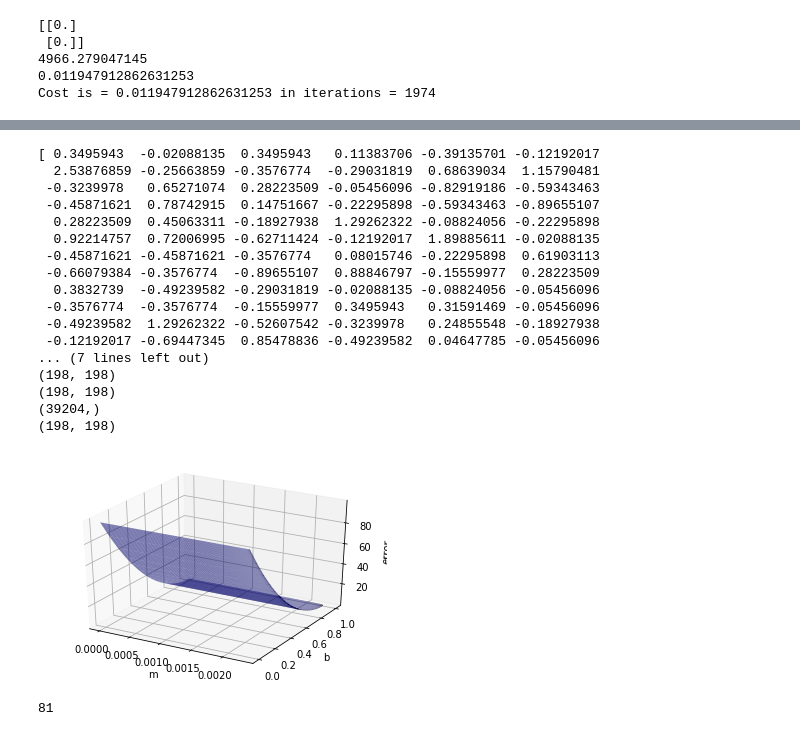
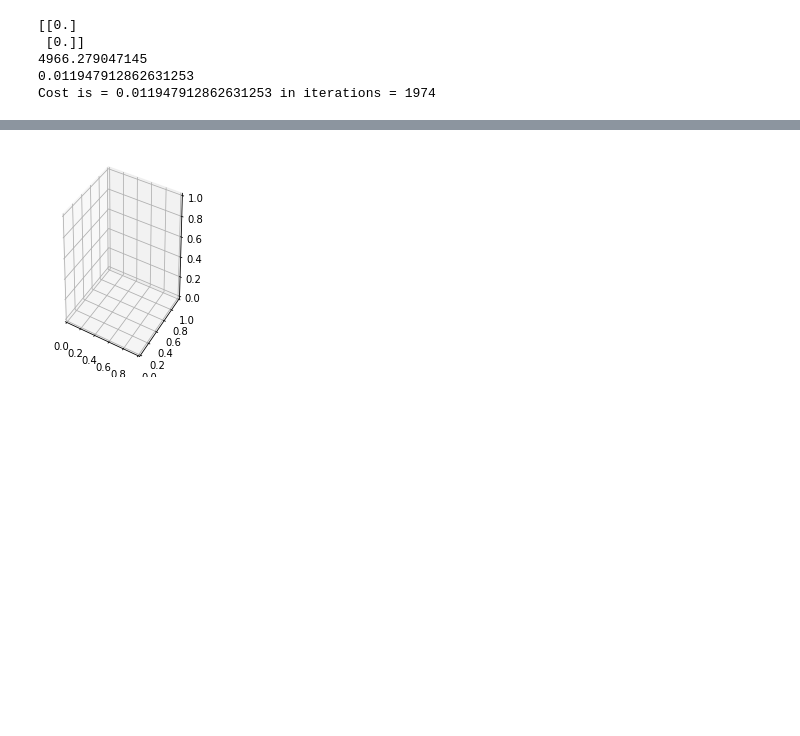
Before and after one commit to agarwal-ayushi/Machine-Learning-Assignments, a Jupyter notebook: Assignment1/ques1/question1.ipynb, the cells around one changed output, grey strips where cells are left out. Saved outputs shown, nothing was run; the diff lists cells and outputs as text; code cells hidden in the pictures; blank space fills up the shorter version.

```diff
--- a/Assignment1/ques1/question1.ipynb
+++ b/Assignment1/ques1/question1.ipynb
@@ -235,65 +222,41 @@ plt.show()
 # %%
 from mpl_toolkits.mplot3d import Axes3D
 import collections
 
-def error(m, b, points):
-    totalError = np.sum((points[0].y - (m * points[0].x + b)) ** 2)
-    return totalError/100
+def error(t0, t1, points):
+    temp_theta=np.array([[t0],[t1]])
+    temp_hx=np.dot(points[0].x, temp_theta)
+    totalError = np.sum((points[0].y - temp_hx) ** 2)
+    return totalError
 
-x = X.transpose()[1]
+x = X
 y = Y
 Point = collections.namedtuple('Point', ['x', 'y'])
 points = [Point(x, y)]
-print(points[0].x)
-print(len(points))
+#print(points[0].x.shape)
+#print(len(points))
 fig = plt.figure()
-ax = fig.add_subplot(111, projection='3d')
+ax = fig.add_subplot(121, projection='3d')
 
-ms = theta_all[1]
-bs = theta_all[0]
-ms = ms[0::10]
-bs = bs[0::10]
-print(ms.shape)
-M, B = np.meshgrid(ms, bs)
-print(M.shape)
-print(B.shape)
-zs = np.array([error(mp, bp, points)
-               for mp, bp in zip(np.ravel(M), np.ravel(B))])
-print(zs.shape)
-Z = zs.reshape(M.shape)
-print(Z.shape)
-ax.plot_surface(M, B, Z, rstride=1, cstride=1, color='b', alpha=0.5)
+# ms = theta_all[0]
+# bs = theta_all[1]
+# ms = ms[0::10]
+# bs = bs[0::10]
+theta0 = np.linspace(-1.0, 3.0, 50)
+theta1 = np.linspace(-0.01, 0.01 , 50)
+theta0, theta1 = np.meshgrid(theta0, theta1)
+cost_error = np.array([error(t0, t1, points)
+               for t0, t1 in zip(np.ravel(theta0), np.ravel(theta1))])
+cost_plot = cost_error.reshape(theta0.shape)
 
-ax.set_xlabel('m')
-ax.set_ylabel('b')
-ax.set_zlabel('error')
 
-plt.show()
+#Plot scatter for actual theta's
+theta_all0 = theta_all[0][0::15]
+theta_all1 = theta_all[1][0::15]
+
+theta_all0, theta_all1 = np.meshgrid(theta_all0,theta_all1)
+cost_error = np.array([error(t0, t1, points)
+               for t0, t1 in zip(np.ravel(theta_all0), np.ravel(theta_all1))])
+cost_actual = cost_error.reshape(theta_all0.shape)
 # %% [output]
-[ 0.3495943  -0.02088135  0.3495943   0.11383706 -0.39135701 -0.12192017
-  2.53876859 -0.25663859 -0.3576774  -0.29031819  0.68639034  1.15790481
- -0.3239978   0.65271074  0.28223509 -0.05456096 -0.82919186 -0.59343463
- -0.45871621  0.78742915  0.14751667 -0.22295898 -0.59343463 -0.89655107
-  0.28223509  0.45063311 -0.18927938  1.29262322 -0.08824056 -0.22295898
-  0.92214757  0.72006995 -0.62711424 -0.12192017  1.89885611 -0.02088135
- -0.45871621 -0.45871621 -0.3576774   0.08015746 -0.22295898  0.61903113
- -0.66079384 -0.3576774  -0.89655107  0.88846797 -0.15559977  0.28223509
-  0.3832739  -0.49239582 -0.29031819 -0.02088135 -0.08824056 -0.05456096
- -0.3576774  -0.3576774  -0.15559977  0.3495943   0.31591469 -0.05456096
- -0.49239582  1.29262322 -0.52607542 -0.3239978   0.24855548 -0.18927938
- -0.12192017 -0.69447345  0.85478836 -0.49239582  0.04647785 -0.05456096
-... (7 lines left out)
-(198, 198)
-(198, 198)
-(39204,)
-(198, 198)
-[figure, old version]
+[figure, new version]
-# %%
-a=np.zeros((9,9))
-b=np.zeros((9,9))
-count=0
-for i,j in zip(np.ravel(a), np.ravel(b)):
-    count+=1
-print(count)
-# %% [output]
-81
```
Also changed, not shown: parts of 12 cells of this notebook, 1 other file.
